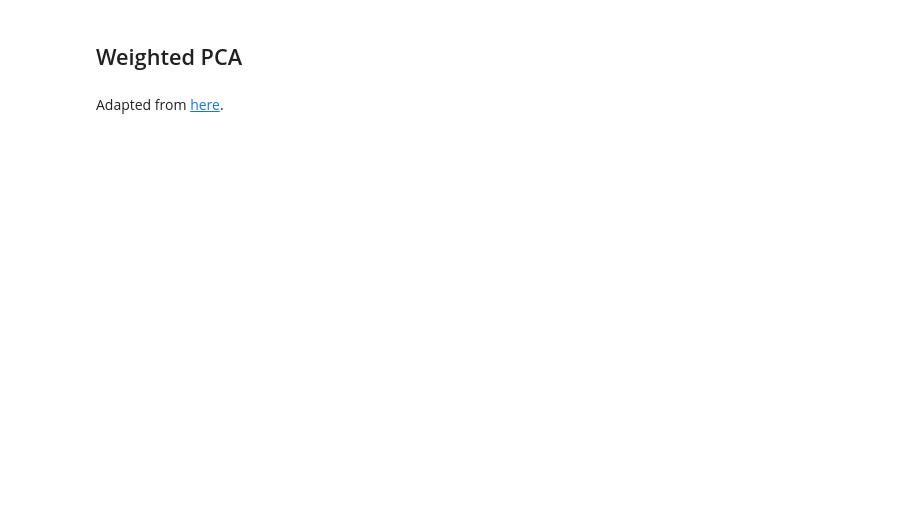
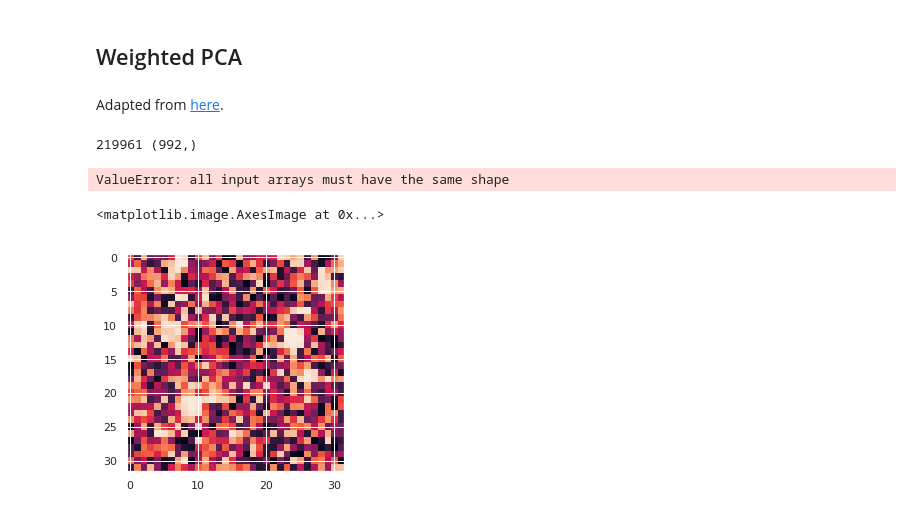
Before and after one commit to dkirkby/DC2, a Jupyter notebook: Playground.ipynb, the cells around one changed output. Saved outputs shown, nothing was run; the diff lists cells and outputs as text; code cells hidden in the pictures; blank space fills up the shorter version.

```diff
--- a/Playground.ipynb
+++ b/Playground.ipynb
@@ -278,13 +297,29 @@ class WeightedPCA(object):
-# %%
-def accumulate(loader, nbatches):
-    done = 0
-    X = []
-    for batch in loader:
-        X.append(batch.reshape(len(batch), -1))
-        done += 1
-        if done == nbatches:
-            break
-    X = torch.cat(X, dim=0).numpy()
-    fit = WeightedPCA(n_components=8).fit(X)
-
-accumulate(train_loader, 100)
+# %%
+def accumulate(data):
+    ndone = 0
+    X, ivar = [], []
+    for i in range(len(data)):
+        obs = data[i]
+        X.append(obs['flux'].reshape(-1))
+        ivar.append(obs['ivar'].reshape(-1))
+        if X[-1].shape != (1024,):
+            print(i, X[-1].shape)
+            break
+    X = np.stack(X)
+    ivar = np.stack(ivar)
+    print(X.shape)
+    fit = WeightedPCA(n_components=8).fit(X, ivar)
+    return fit, X, ivar
+    #Y = fit.transform(X, ivar)
+    #Xr = fit.inverse_transform(X)
+    #return Xr
+
+fit, X, ivar = accumulate(train_data)
+# %% [output]
+219961 (992,)
+ValueError: all input arrays must have the same shape
+# %%
+plt.imshow(equalize(X[0].reshape(32, 32)), interpolation='none')
+# %% [output]
+<matplotlib.image.AxesImage at 0x...>
+[figure, added]
```
Also changed, not shown: parts of 14 cells of this notebook.
